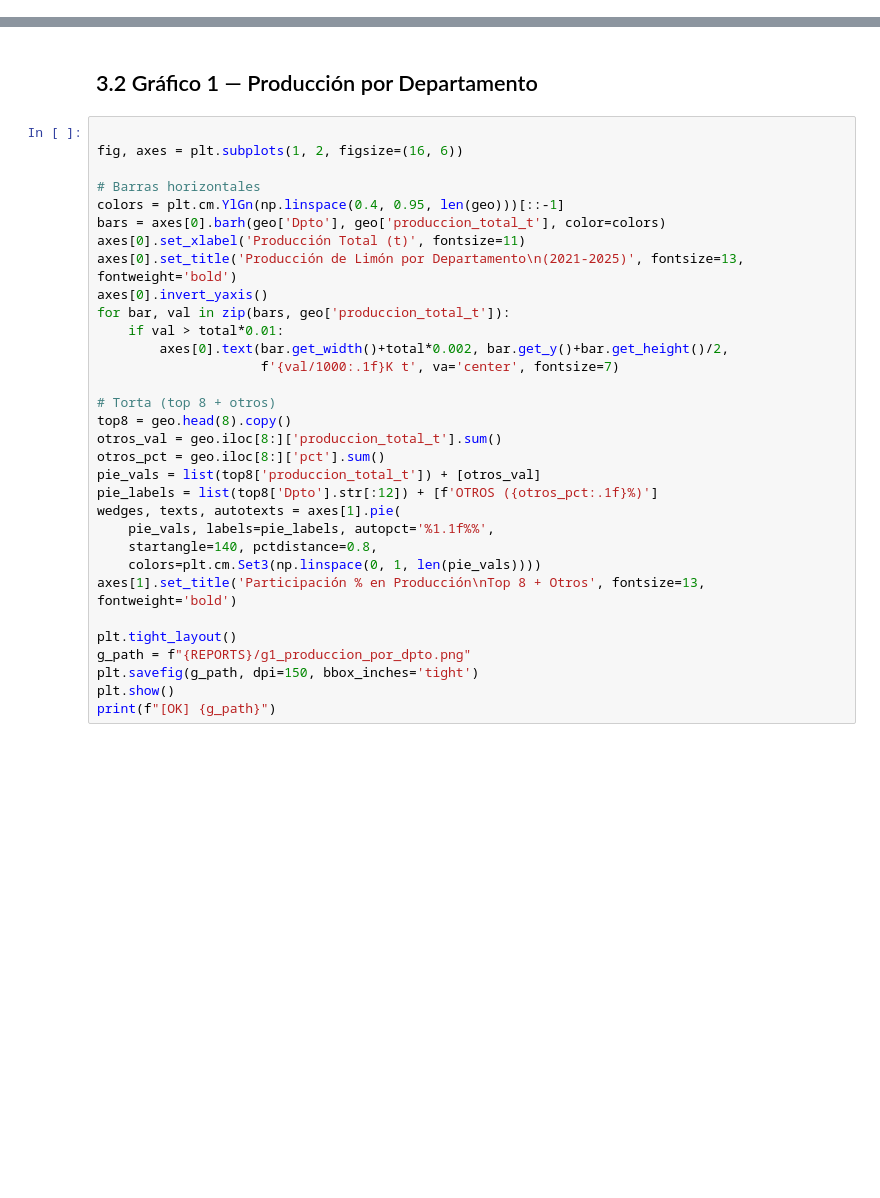
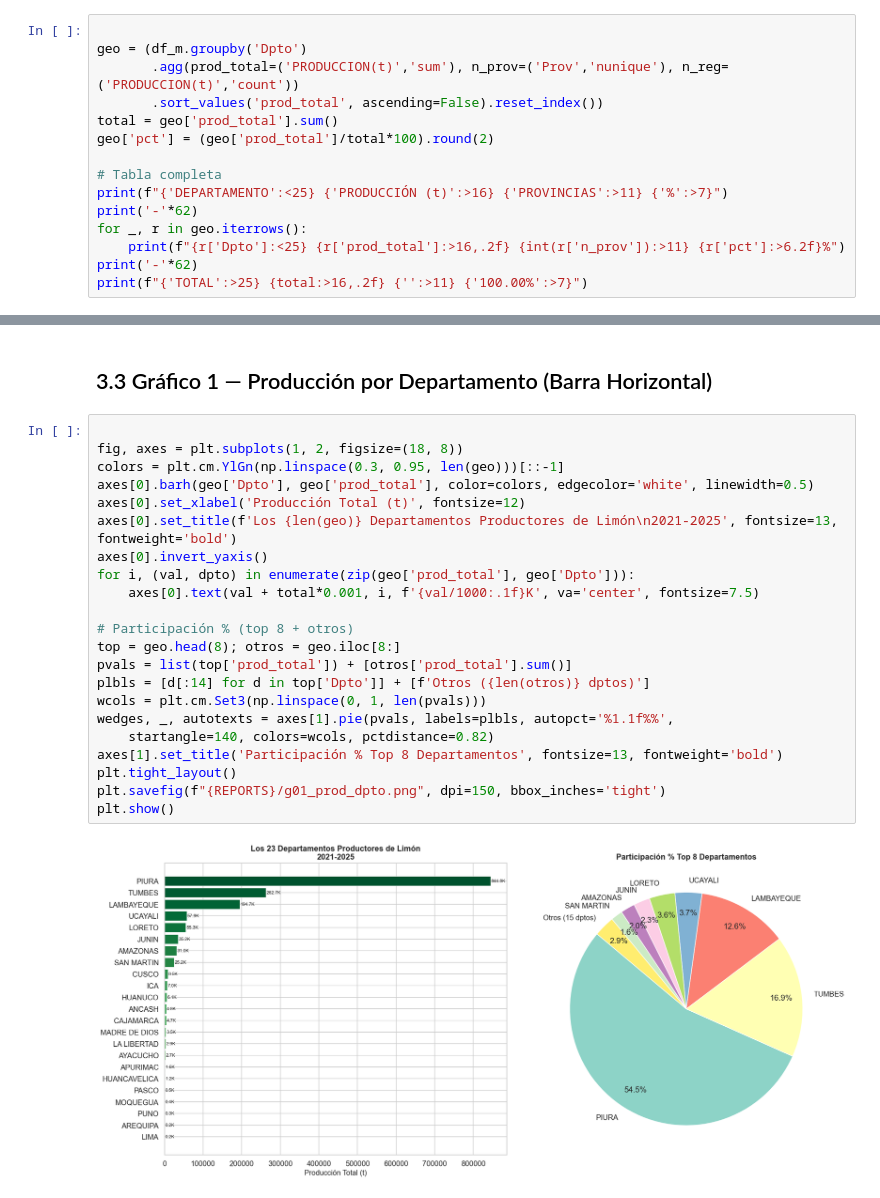
Before and after one commit to YeralD21/Machine-Learning-Multimodal--Agro-NLP-Clima-, a Jupyter notebook: notebooks/actividad_03_eda.ipynb, the cells around one changed output, grey strips where cells are left out. Drawn from its saved outputs; the diff is of its cells as text; blank space fills up the shorter version.

Commit message:
Notebooks 03-10 ejecutados con outputs embebidos: gráficos EDA, heatmaps de calidad, Star Schema visual, correlación multivariable y serie temporal Producción vs Precio vs Emergencias

```diff
--- a/notebooks/actividad_03_eda.ipynb
+++ b/notebooks/actividad_03_eda.ipynb
@@ -89,0 +49,15 @@ for dpto in top5_dptos:
+# %%
+
+geo = (df_m.groupby('Dpto')
+       .agg(prod_total=('PRODUCCION(t)','sum'), n_prov=('Prov','nunique'), n_reg=('PRODUCCION(t)','count'))
+       .sort_values('prod_total', ascending=False).reset_index())
+total = geo['prod_total'].sum()
+geo['pct'] = (geo['prod_total']/total*100).round(2)
+
+# Tabla completa
+print(f"{'DEPARTAMENTO':<25} {'PRODUCCIÓN (t)':>16} {'PROVINCIAS':>11} {'%':>7}")
+print('-'*62)
+for _, r in geo.iterrows():
+    print(f"{r['Dpto']:<25} {r['prod_total']:>16,.2f} {int(r['n_prov']):>11} {r['pct']:>6.2f}%")
+print('-'*62)
+print(f"{'TOTAL':>25} {total:>16,.2f} {'':>11} {'100.00%':>7}")
@@ -90,34 +82,26 @@ for dpto in top5_dptos:
 # %% [markdown]
-## 3.2 Gráfico 1 — Producción por Departamento
+## 3.3 Gráfico 1 — Producción por Departamento (Barra Horizontal)
 # %%
 
-fig, axes = plt.subplots(1, 2, figsize=(16, 6))
+fig, axes = plt.subplots(1, 2, figsize=(18, 8))
+colors = plt.cm.YlGn(np.linspace(0.3, 0.95, len(geo)))[::-1]
+axes[0].barh(geo['Dpto'], geo['prod_total'], color=colors, edgecolor='white', linewidth=0.5)
+axes[0].set_xlabel('Producción Total (t)', fontsize=12)
+axes[0].set_title(f'Los {len(geo)} Departamentos Productores de Limón\n2021-2025', fontsize=13, fontweight='bold')
+axes[0].invert_yaxis()
+for i, (val, dpto) in enumerate(zip(geo['prod_total'], geo['Dpto'])):
+    axes[0].text(val + total*0.001, i, f'{val/1000:.1f}K', va='center', fontsize=7.5)
 
-# Barras horizontales
-colors = plt.cm.YlGn(np.linspace(0.4, 0.95, len(geo)))[::-1]
-bars = axes[0].barh(geo['Dpto'], geo['produccion_total_t'], color=colors)
-axes[0].set_xlabel('Producción Total (t)', fontsize=11)
-axes[0].set_title('Producción de Limón por Departamento\n(2021-2025)', fontsize=13, fontweight='bold')
-axes[0].invert_yaxis()
-for bar, val in zip(bars, geo['produccion_total_t']):
-    if val > total*0.01:
-        axes[0].text(bar.get_width()+total*0.002, bar.get_y()+bar.get_height()/2,
-                     f'{val/1000:.1f}K t', va='center', fontsize=7)
-
-# Torta (top 8 + otros)
-top8 = geo.head(8).copy()
-otros_val = geo.iloc[8:]['produccion_total_t'].sum()
-otros_pct = geo.iloc[8:]['pct'].sum()
-pie_vals = list(top8['produccion_total_t']) + [otros_val]
-pie_labels = list(top8['Dpto'].str[:12]) + [f'OTROS ({otros_pct:.1f}%)']
-wedges, texts, autotexts = axes[1].pie(
-    pie_vals, labels=pie_labels, autopct='%1.1f%%',
-    startangle=140, pctdistance=0.8,
-    colors=plt.cm.Set3(np.linspace(0, 1, len(pie_vals))))
-axes[1].set_title('Participación % en Producción\nTop 8 + Otros', fontsize=13, fontweight='bold')
-
+# Participación % (top 8 + otros)
+top = geo.head(8); otros = geo.iloc[8:]
+pvals = list(top['prod_total']) + [otros['prod_total'].sum()]
+plbls = [d[:14] for d in top['Dpto']] + [f'Otros ({len(otros)} dptos)']
+wcols = plt.cm.Set3(np.linspace(0, 1, len(pvals)))
+wedges, _, autotexts = axes[1].pie(pvals, labels=plbls, autopct='%1.1f%%',
+    startangle=140, colors=wcols, pctdistance=0.82)
+axes[1].set_title('Participación % Top 8 Departamentos', fontsize=13, fontweight='bold')
 plt.tight_layout()
-g_path = f"{REPORTS}/g1_produccion_por_dpto.png"
-plt.savefig(g_path, dpi=150, bbox_inches='tight')
+plt.savefig(f"{REPORTS}/g01_prod_dpto.png", dpi=150, bbox_inches='tight')
 plt.show()
-print(f"[OK] {g_path}")
+# %% [output]
+[figure, added]
```
Also changed, not shown: parts of 20 cells of this notebook, 20 other files.
